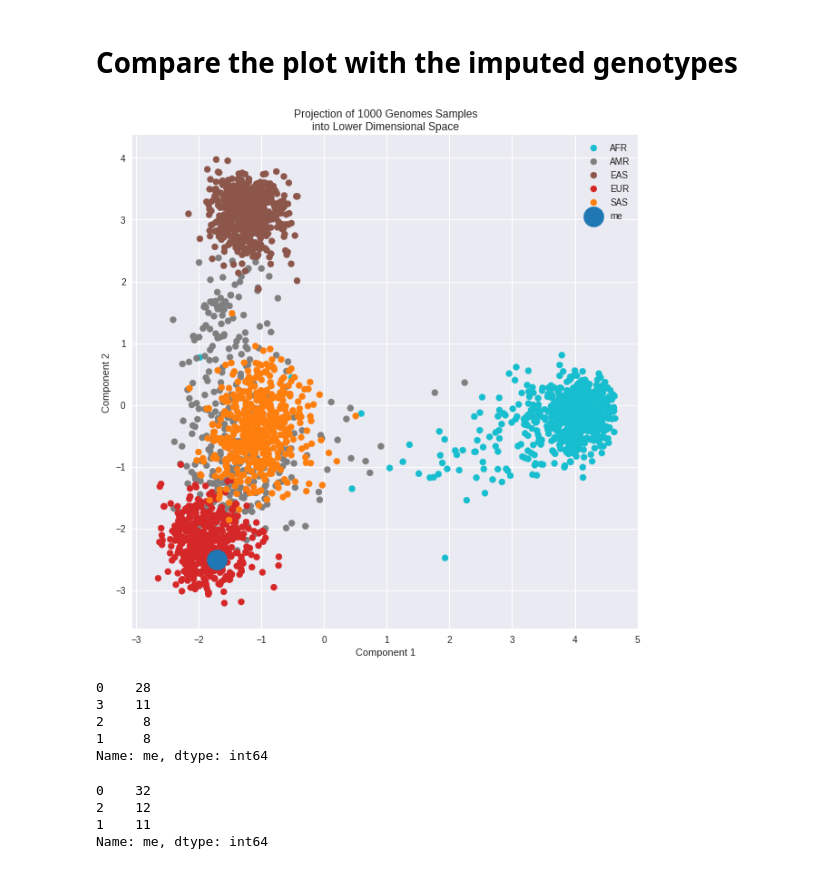
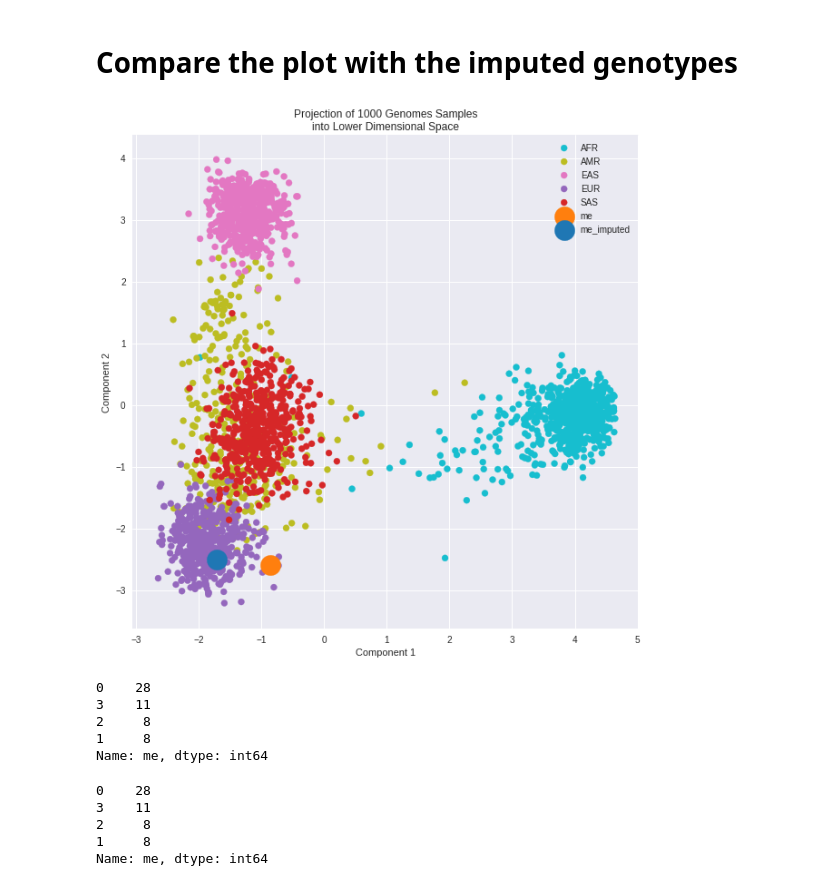
Before and after one commit to OpenHumans/ohjh-example-notebooks, a Jupyter notebook: genome_population_projection.ipynb, the cells around one changed output. Drawn from its saved outputs; the diff is of its cells as text; code cells hidden in the pictures.

Commit message:
display both non-imputed and imputed together

```diff
--- a/genome_population_projection.ipynb
+++ b/genome_population_projection.ipynb
@@ -264,6 +264,8 @@ def plot_samples(X_emb, x_component=None, y_component=None):
         s = None
         if le.inverse_transform([cla])[0] == 'me':
             s=500
+        if le.inverse_transform([cla])[0] == 'me_imputed':
+            s=500
         xc = [p for (j,p) in enumerate(X_emb[:, x_component-1]) if labels[j]==cla]
         yc = [p for (j,p) in enumerate(X_emb[:, y_component-1]) if labels[j]==cla]
         cols = [c for (j,c) in enumerate(assignments) if labels[j]==cla]
@@ -300,28 +302,33 @@ tabix member.imputed.vcf.gz
 # Compare the plot with the imputed genotypes
 # %%
 me_gts = df.loc['me'].value_counts()
+# %%
+# start with UNKNOWN genotypes == 3 in pyvcf
+df.loc['me_imputed'] = np.repeat([3], df.shape[1])
+
+dfsamples.loc['me_imputed'] = ['me_imputed', 'me_imputed', 'male']
 # %%
 myvcf = vcf.Reader(filename='member.imputed.vcf.gz')
 
 for i, row in dfaim.iterrows():
     chrom = row['Chr']
     pos = row['Build 37 nt position'].replace(',', '')
     rsid = row['dbSNP rs#']
 
     for variant in myvcf.fetch(str(chrom), int(pos)-1, int(pos)):
-        df.loc['me', rsid] = [call.gt_type if call.gt_type is not None else 3 for call in variant.samples][0]
+        df.loc['me_imputed', rsid] = [call.gt_type if call.gt_type is not None else 3 for call in variant.samples][0]
 
 ncols = len(df.columns)
 ohe = OneHotEncoder(categories=[range(4)] * ncols, sparse=False)
 
 X = ohe.fit_transform(df.values)
 X_emb = reduce_dim(X, algorithm='PCA', n_components=3)
 
 le, labels = encode_class(pop_level='super_pop')
 
 plot_samples(X_emb, x_component=1, y_component=2)
 # %% [output]
-[figure, old version]
+[figure, new version]
 # %%
 me_gts_imputed = df.loc['me'].value_counts()
 # %%
@@ -337,7 +344,8 @@ Name: me, dtype: int64
 # The count of 3's is the number of missing genotypes in your imputed vcf
 me_gts_imputed
 # %% [output]
-0    32
-2    12
-1    11
+0    28
+3    11
+2     8
+1     8
 Name: me, dtype: int64
```
Also changed, not shown: parts of 1 cell of this notebook.
